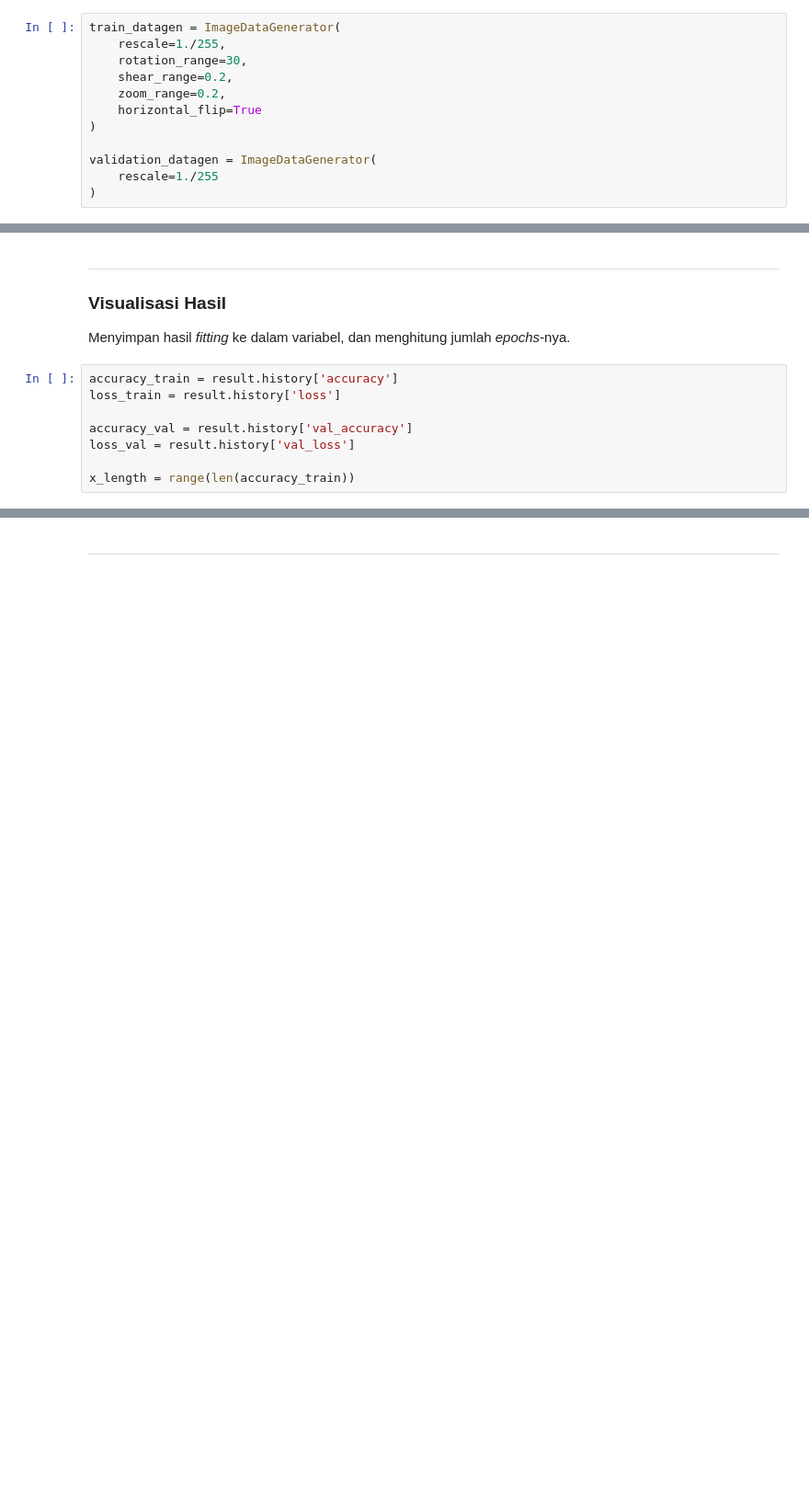
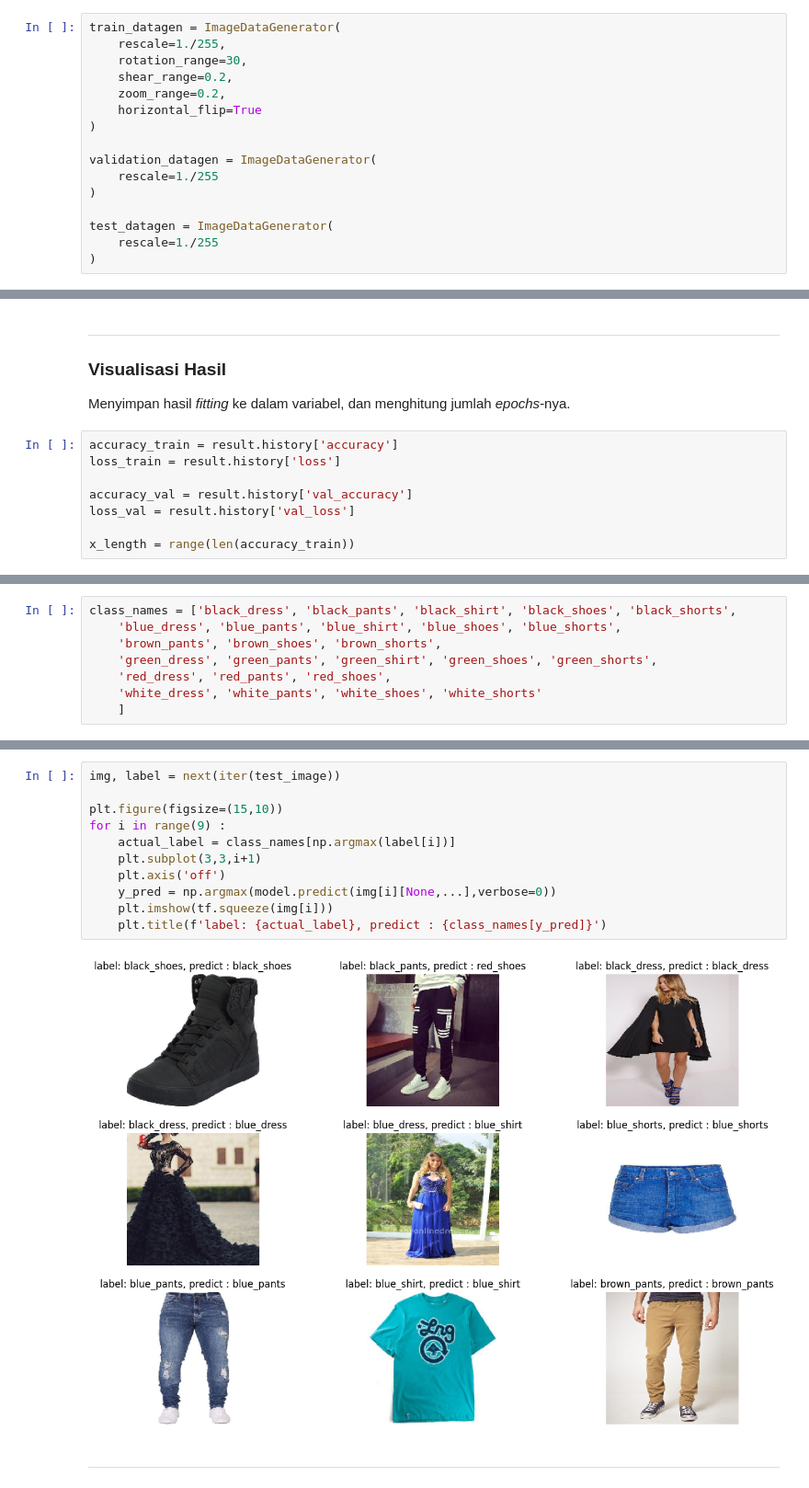
Before and after one commit to Raixard/pa-kb-klasifikasi-pakaian, a Jupyter notebook: projectakhir.ipynb, the cells around one changed output, grey strips where cells are left out. Shown at 92% size. Cells and saved outputs as stored; diff of their text form; blank space fills up the shorter version.

```diff
--- a/projectakhir.ipynb
+++ b/projectakhir.ipynb
@@ -71,6 +74,10 @@ train_datagen = ImageDataGenerator(
 validation_datagen = ImageDataGenerator(
     rescale=1./255
 )
+
+test_datagen = ImageDataGenerator(
+    rescale=1./255
+)
 # %% [markdown]
 Men-*generate* data augmentasi.
 # %%
@@ -243,0 +279,8 @@ plt.grid()
+# %%
+class_names = ['black_dress', 'black_pants', 'black_shirt', 'black_shoes', 'black_shorts',
+    'blue_dress', 'blue_pants', 'blue_shirt', 'blue_shoes', 'blue_shorts',
+    'brown_pants', 'brown_shoes', 'brown_shorts',
+    'green_dress', 'green_pants', 'green_shirt', 'green_shoes', 'green_shorts',
+    'red_dress', 'red_pants', 'red_shoes',
+    'white_dress', 'white_pants', 'white_shoes', 'white_shorts'
+    ]
@@ -244,2 +289,15 @@ plt.grid()
+# %%
+img, label = next(iter(test_image))
+
+plt.figure(figsize=(15,10))
+for i in range(9) :
+    actual_label = class_names[np.argmax(label[i])]
+    plt.subplot(3,3,i+1)
+    plt.axis('off')
+    y_pred = np.argmax(model.predict(img[i][None,...],verbose=0))
+    plt.imshow(tf.squeeze(img[i]))
+    plt.title(f'label: {actual_label}, predict : {class_names[y_pred]}')
+# %% [output]
+[figure, added]
 # %% [markdown]
 ---
```
Also changed, not shown: parts of 18 cells of this notebook.
